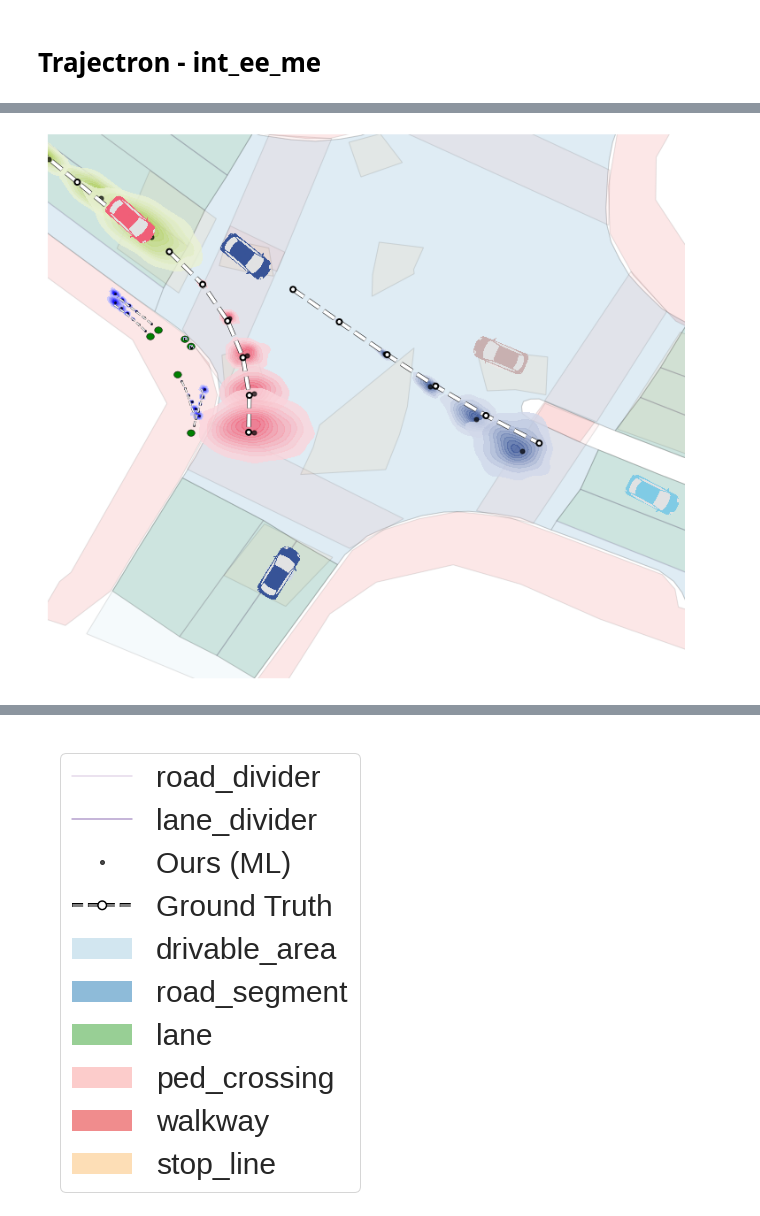
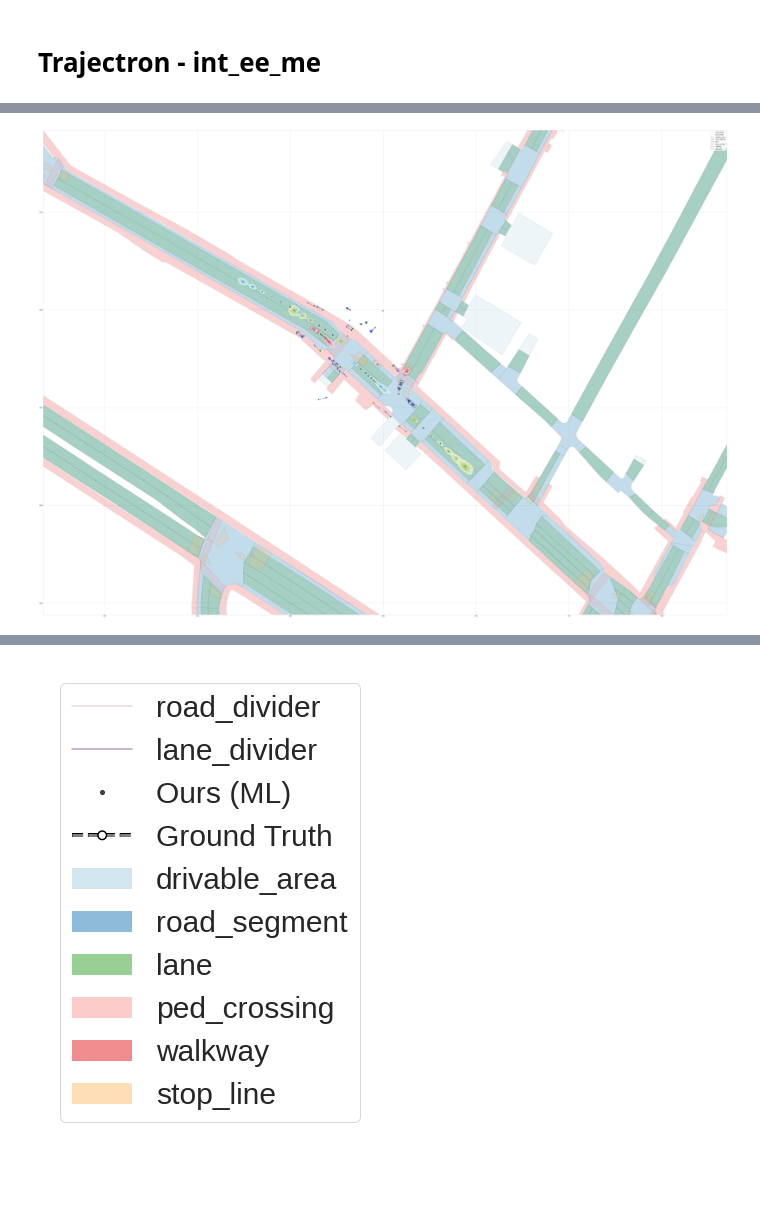
Before and after one commit to thanh-ntt/UnlikelihoodMotionForecasting, a Jupyter notebook: experiments/nuScenes/NuScenes Qualitative.ipynb, the cells around one changed output, grey strips where cells are left out. Drawn from its saved outputs; the diff is of its cells as text; code cells hidden in the pictures; blank space fills up the shorter version.

Commit message:
Update NuScenes Qualitative.ipynb to focus on 1 model

```diff
--- a/experiments/nuScenes/NuScenes Qualitative.ipynb
+++ b/experiments/nuScenes/NuScenes Qualitative.ipynb
@@ -52,3 +53,22 @@ layers = ['drivable_area',
           'lane_divider']
 # %% [markdown]
 # Trajectron - int_ee_me
+# %%
+model_dir = os.path.join(log_dir, 'int_ee_me')
+eval_stg, hyp = load_model(model_dir, eval_env, ts=12)
+predictions = None
+predictions_mm = None
+
+with torch.no_grad():
+    timestep = np.array([10])
+    predictions = eval_stg.predict(scene,
+                                   timestep,
+                                   ph,
+                                   num_samples=200)
+
+    predictions_mm = eval_stg.predict(scene,
+                                      timestep,
+                                      ph,
+                                      num_samples=1,
+                                      z_mode=True,
+                                      gmm_mode=True)
@@ -55,57 +78,22 @@ layers = ['drivable_area',
 # %%
-model_dir = os.path.join(log_dir, 'int_ee_me')
-eval_stg, hyp = load_model(model_dir, eval_env, ts=12)
+# Plot predicted timestep for random scene in map
+my_patch = (x_min, y_min, x_max, y_max)
+fig, ax = nusc_map.render_map_patch(my_patch, layers, figsize=(60, 50), alpha=0.2, render_egoposes_range=False)
 
-with torch.no_grad():
-    timestep = np.array([2])
-    predictions = eval_stg.predict(scene,
-                                   timestep,
-                                   ph,
-                                   num_samples=500)
+plot_vehicle_nice(ax,
+                  predictions,
+                  scene.dt,
+                  max_hl=10,
+                  ph=ph,
+                  map=None, x_min=x_min, y_min=y_min)
 
-    predictions_mm = eval_stg.predict(scene,
-                                      timestep,
-                                      ph,
-                                      num_samples=1,
-                                      z_mode=True,
-                                      gmm_mode=True)
+plot_vehicle_mm(ax,
+                predictions_mm,
+                scene.dt,
+                max_hl=10,
+                ph=ph,
+                map=None, x_min=x_min, y_min=y_min)
 
-    # Plot predicted timestep for random scene in map
-    my_patch = (x_min, y_min, x_max, y_max)
-    fig, ax = nusc_map.render_map_patch(my_patch, layers, figsize=(10, 10), alpha=0.1, render_egoposes_range=False)
-
-    ax.plot([], [], 'ko-',
-            zorder=620,
-            markersize=4,
-            linewidth=2, alpha=0.7, label='Ours (MM)')
-
-    ax.plot([],
-            [],
-            'w--o', label='Ground Truth',
-            linewidth=3,
-            path_effects=[pe.Stroke(linewidth=4, foreground='k'), pe.Normal()])
-
-    plot_vehicle_nice(ax,
-                      predictions,
-                      scene.dt,
-                      max_hl=10,
-                      ph=ph,
-                      map=None, x_min=x_min, y_min=y_min)
-
-    plot_vehicle_mm(ax,
-                    predictions_mm,
-                    scene.dt,
-                    max_hl=10,
-                    ph=ph,
-                    map=None, x_min=x_min, y_min=y_min)
-
-    ax.set_ylim((1385, 1435))
-    ax.set_xlim((850, 900))
-    leg = ax.legend(loc='upper right', fontsize=20, frameon=True)
-    ax.axis('off')
-    for lh in leg.legendHandles:
-        lh.set_alpha(.5)
-    ax.get_legend().remove()
-    fig.show()
-    fig.savefig('/home/t/thanh/output/plots/qual_nuScenes_trajectron_int_ee_me.pdf', dpi=300, bbox_inches='tight')
+fig.show()
+fig.savefig('/home/t/thanh/output/plots/qual_nuScenes_trajectron_int_ee_me.pdf', dpi=300, bbox_inches='tight')
 # %% [output]
@@ -120 +109 @@ Clipping input data to the valid range for imshow with RGB data ([0..1] for floa
-[figure, old version]
+[figure, new version]
```
Also changed, not shown: parts of 7 cells of this notebook.
